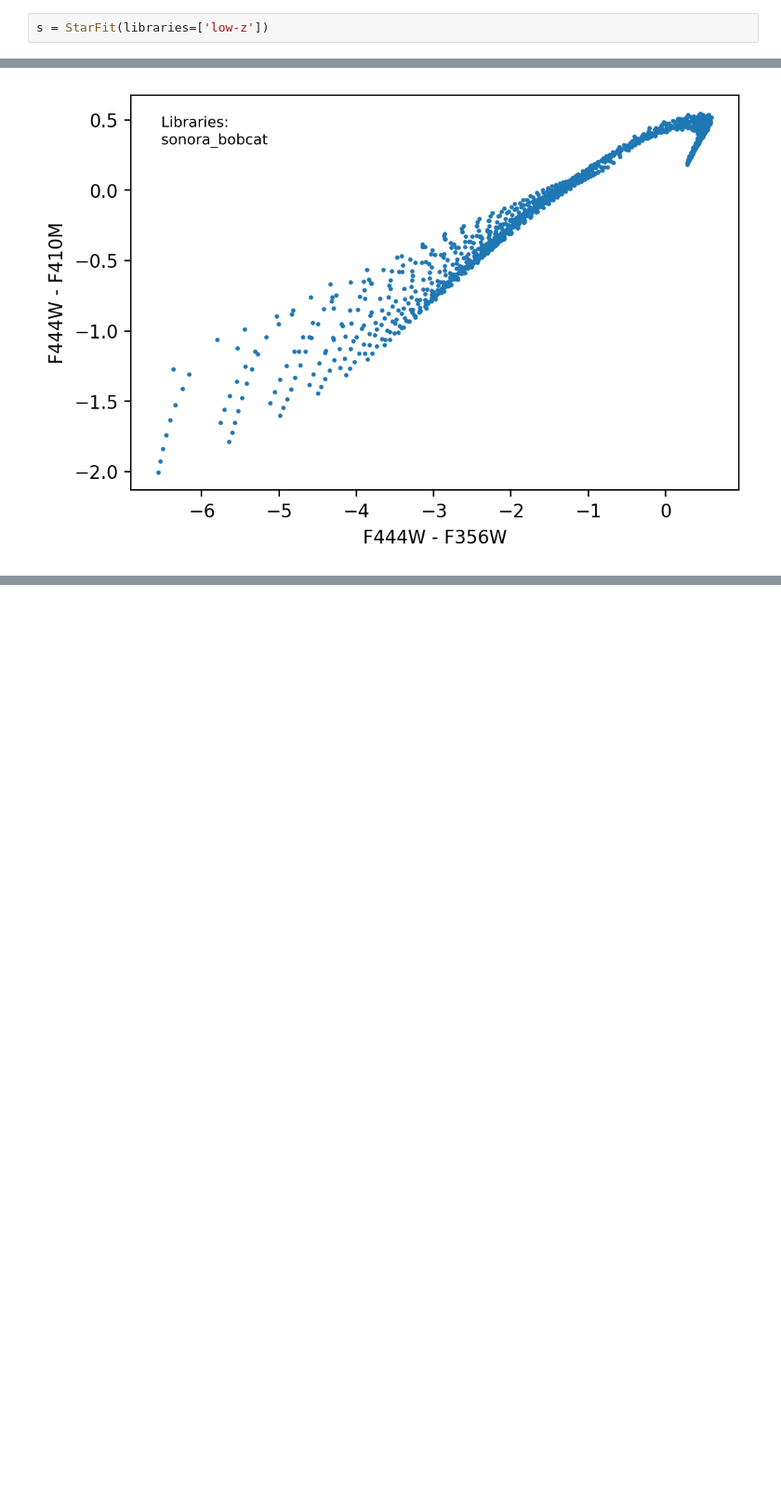
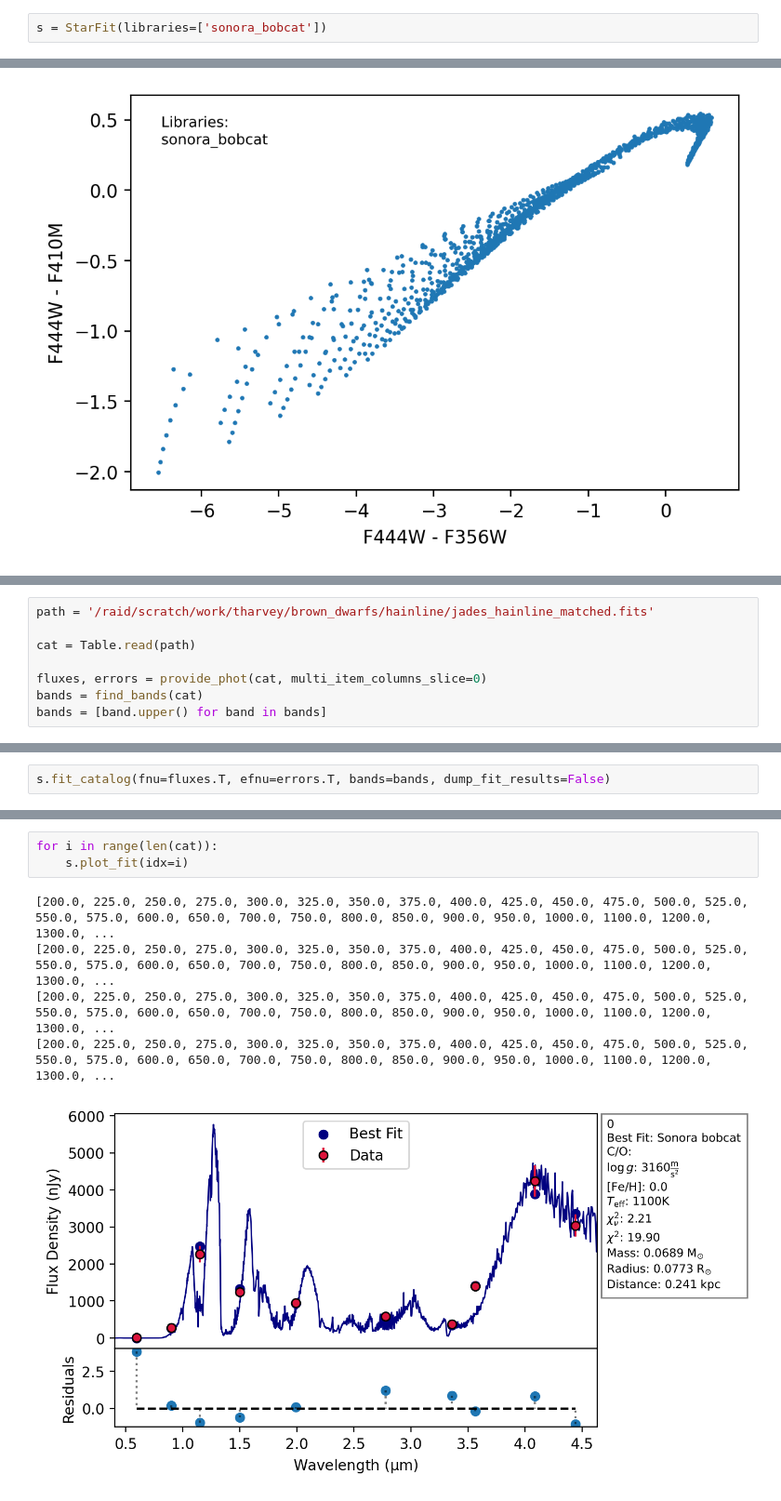
Before and after one commit to tHarvey303/BD-Finder, a Jupyter notebook: examples/fitting_testing.ipynb, the cells around one changed output, grey strips where cells are left out. Shown at 93% size. Cells and saved outputs as stored; diff of their text form; blank space fills up the shorter version.

```diff
--- a/examples/fitting_testing.ipynb
+++ b/examples/fitting_testing.ipynb
@@ -9,4 +9,4 @@ s.clear_resampled_models('sonora_diamondback')
 # %%
-s = StarFit(libraries=['low-z'])
+s = StarFit(libraries=['sonora_bobcat'])
 # %% [output]
 Library path: /nvme/scratch/work/tharvey/brown_dwarfs/models
@@ -34,0 +61,8 @@ b = np.array(a, dtype=str)
+# %%
+path = '/raid/scratch/work/tharvey/brown_dwarfs/hainline/jades_hainline_matched.fits'
+
+cat = Table.read(path)
+
+fluxes, errors = provide_phot(cat, multi_item_columns_slice=0)
+bands = find_bands(cat)
+bands = [band.upper() for band in bands]
@@ -34,0 +71,2 @@ b = np.array(a, dtype=str)
+# %%
+s.fit_catalog(fnu=fluxes.T, efnu=errors.T, bands=bands, dump_fit_results=False)
@@ -34,0 +109,9 @@ b = np.array(a, dtype=str)
+# %%
+for i in range(len(cat)):
+    s.plot_fit(idx=i)
+# %% [output]
+[200.0, 225.0, 250.0, 275.0, 300.0, 325.0, 350.0, 375.0, 400.0, 425.0, 450.0, 475.0, 500.0, 525.0, 550.0, 575.0, 600.0, 650.0, 700.0, 750.0, 800.0, 850.0, 900.0, 950.0, 1000.0, 1100.0, 1200.0, 1300.0, ...
+[200.0, 225.0, 250.0, 275.0, 300.0, 325.0, 350.0, 375.0, 400.0, 425.0, 450.0, 475.0, 500.0, 525.0, 550.0, 575.0, 600.0, 650.0, 700.0, 750.0, 800.0, 850.0, 900.0, 950.0, 1000.0, 1100.0, 1200.0, 1300.0, ...
+[200.0, 225.0, 250.0, 275.0, 300.0, 325.0, 350.0, 375.0, 400.0, 425.0, 450.0, 475.0, 500.0, 525.0, 550.0, 575.0, 600.0, 650.0, 700.0, 750.0, 800.0, 850.0, 900.0, 950.0, 1000.0, 1100.0, 1200.0, 1300.0, ...
+[200.0, 225.0, 250.0, 275.0, 300.0, 325.0, 350.0, 375.0, 400.0, 425.0, 450.0, 475.0, 500.0, 525.0, 550.0, 575.0, 600.0, 650.0, 700.0, 750.0, 800.0, 850.0, 900.0, 950.0, 1000.0, 1100.0, 1200.0, 1300.0, ...
+[figure, added]
```
Also changed, not shown: parts of 16 cells of this notebook, 7 other files.
